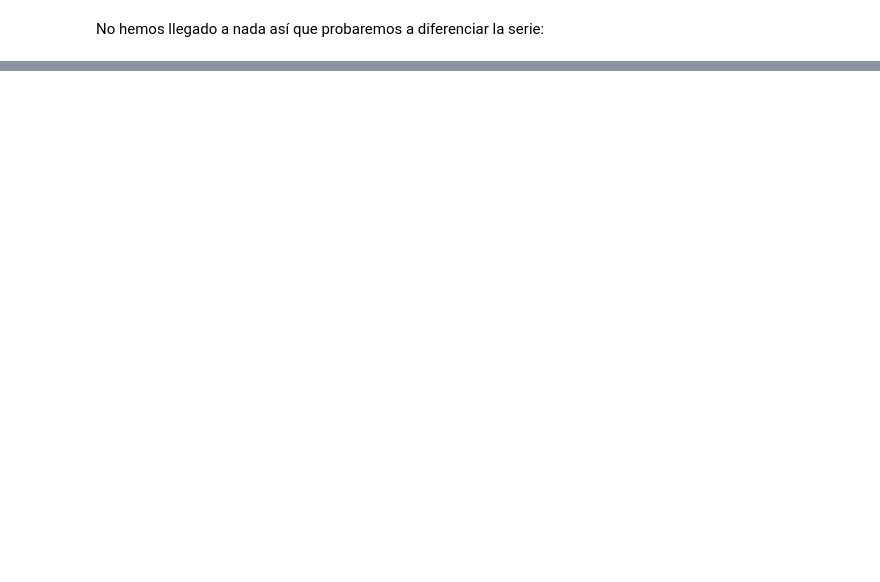
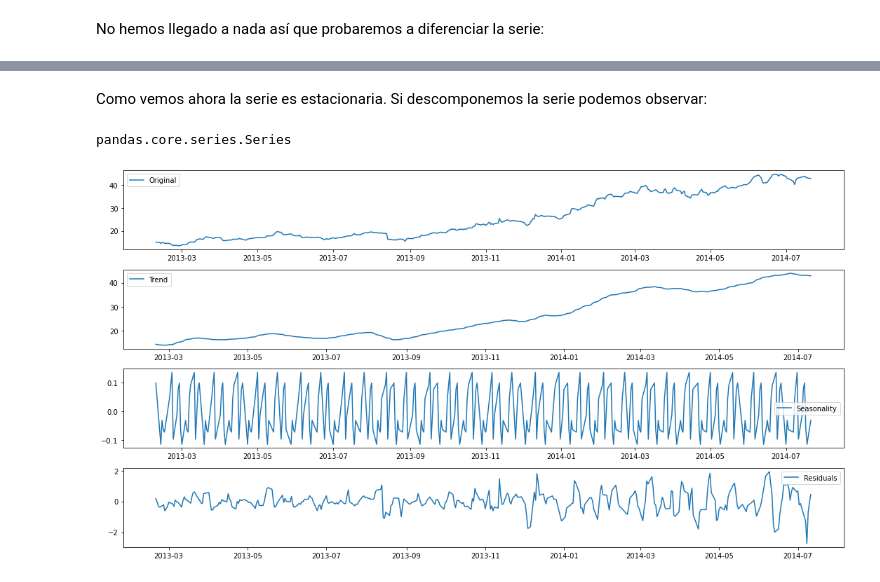
Before and after one commit to IkerVillegas/PIT, a Jupyter notebook: Practica_1/PR1_PIT.ipynb, the cells around one changed output, grey strips where cells are left out. Cells and saved outputs as stored; diff of their text form; code cells hidden in the pictures; blank space fills up the shorter version.

```diff
--- a/Practica_1/PR1_PIT.ipynb
+++ b/Practica_1/PR1_PIT.ipynb
@@ -836,0 +803,29 @@ dtype: float64
+# %% [markdown]
+Como vemos ahora la serie es estacionaria.
+Si descomponemos la serie podemos observar:
+# %%
+type(data.high)
+# %% [output]
+pandas.core.series.Series
+# %%
+decomposition = seasonal_decompose(data.high, period=12)
+
+trend = decomposition.trend
+seasonal = decomposition.seasonal
+residual = decomposition.resid
+plt.figure(figsize=(15,8))
+plt.subplot(411)
+plt.plot(data.high, label='Original')
+plt.legend(loc='best')
+plt.subplot(412)
+plt.plot(trend, label='Trend')
+plt.legend(loc='best')
+plt.subplot(413)
+plt.plot(seasonal,label='Seasonality')
+plt.legend(loc='best')
+plt.subplot(414)
+plt.plot(residual, label='Residuals')
+plt.legend(loc='best')
+plt.tight_layout()
+# %% [output]
+[figure, added]
```
Also changed, not shown: parts of 8 cells of this notebook.
